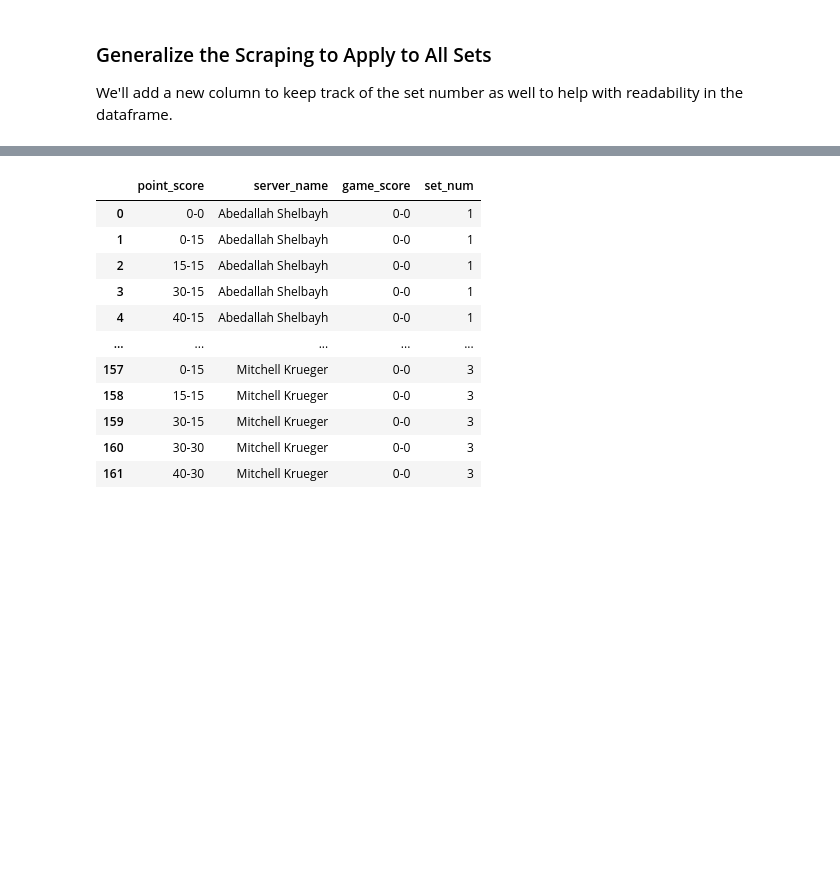
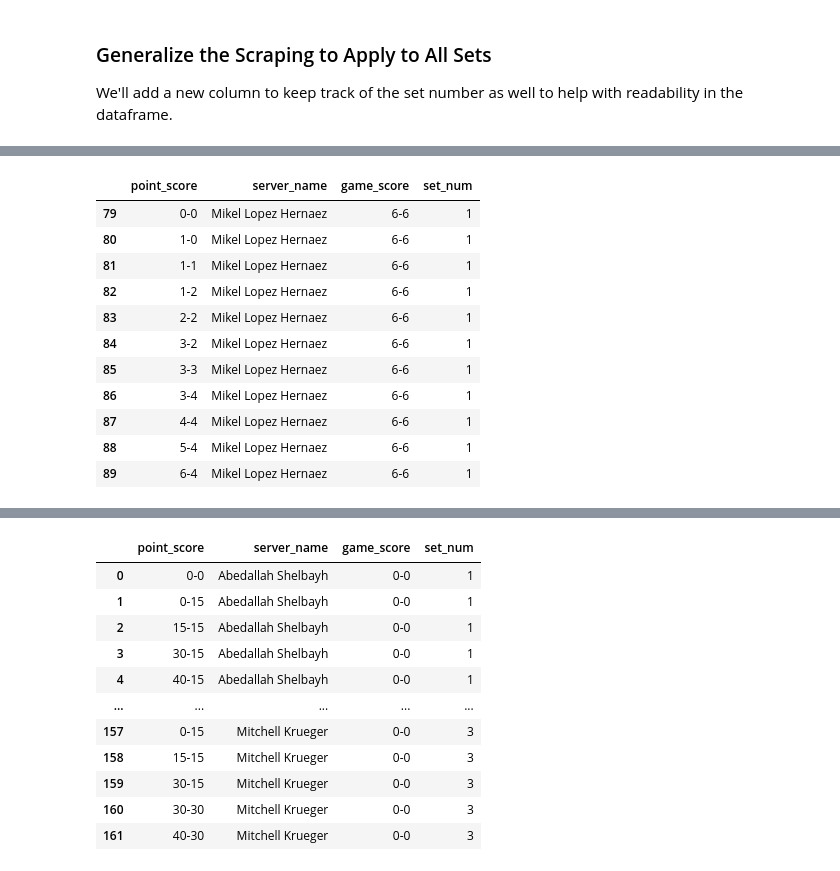
Before and after one commit to cjgimena/Webscraping-Project, a Jupyter notebook: Webscraping Project.ipynb, the cells around one changed output, grey strips where cells are left out. Drawn from its saved outputs; the diff is of its cells as text; code cells hidden in the pictures; blank space fills up the shorter version.

```diff
--- a/Webscraping Project.ipynb
+++ b/Webscraping Project.ipynb
@@ -585,0 +575,19 @@ extract_point_by_point(url)
+# %%
+df.tail(20)
+
+
+tiebreaker_df = df[df['game_score'] == '6-6']
+tiebreaker_df
+# %% [output]
+|  | point_score | server_name | game_score | set_num |
+| 79 | 0-0 | Mikel Lopez Hernaez | 6-6 | 1 |
+| 80 | 1-0 | Mikel Lopez Hernaez | 6-6 | 1 |
+| 81 | 1-1 | Mikel Lopez Hernaez | 6-6 | 1 |
+| 82 | 1-2 | Mikel Lopez Hernaez | 6-6 | 1 |
+| 83 | 2-2 | Mikel Lopez Hernaez | 6-6 | 1 |
+| 84 | 3-2 | Mikel Lopez Hernaez | 6-6 | 1 |
+| 85 | 3-3 | Mikel Lopez Hernaez | 6-6 | 1 |
+| 86 | 3-4 | Mikel Lopez Hernaez | 6-6 | 1 |
+| 87 | 4-4 | Mikel Lopez Hernaez | 6-6 | 1 |
+| 88 | 5-4 | Mikel Lopez Hernaez | 6-6 | 1 |
+| 89 | 6-4 | Mikel Lopez Hernaez | 6-6 | 1 |
```
Also changed, not shown: parts of 12 cells of this notebook.
